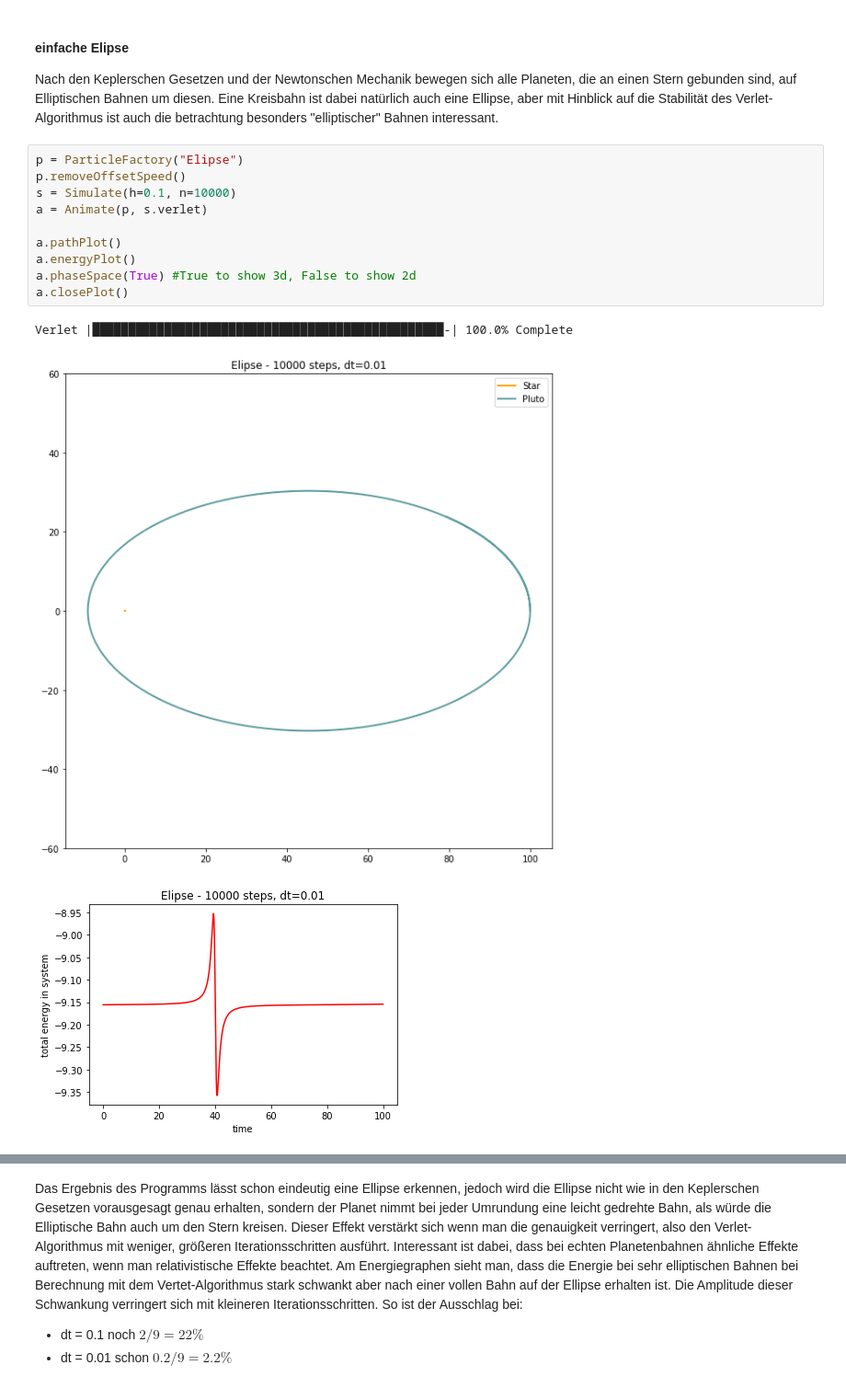
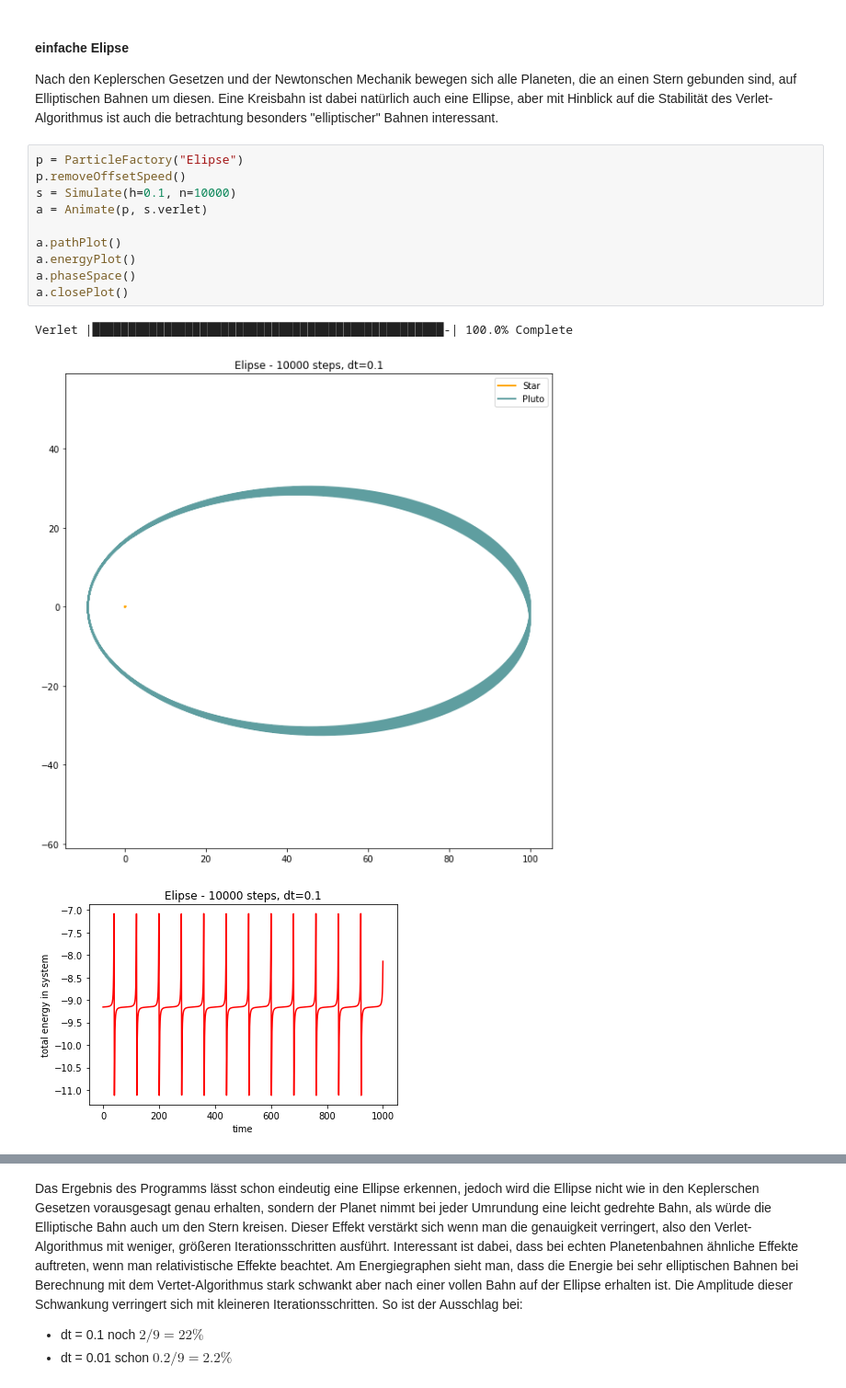
Before and after one commit to TimoWacke/solarsystem, a Jupyter notebook: summary.ipynb, the cells around one changed output, grey strips where cells are left out. Shown at 92% size. Cells and saved outputs as stored; diff of their text form.

```diff
--- a/summary.ipynb
+++ b/summary.ipynb
@@ -659,14 +644,14 @@ Nach den Keplerschen Gesetzen und der Newtonschen Mechanik bewegen sich alle Pla
 # %%
 p = ParticleFactory("Elipse")
 p.removeOffsetSpeed()
 s = Simulate(h=0.1, n=10000)
 a = Animate(p, s.verlet)
 
 a.pathPlot()
 a.energyPlot()
-a.phaseSpace(True) #True to show 3d, False to show 2d
+a.phaseSpace()
 a.closePlot()
 # %% [output]
 Verlet |█████████████████████████████████████████████████-| 100.0% Complete
-[figure, old version]
+[figure, new version]
-[figure, old version]
+[figure, new version]
```
Also changed, not shown: parts of 7 cells of this notebook, 4 other files.
